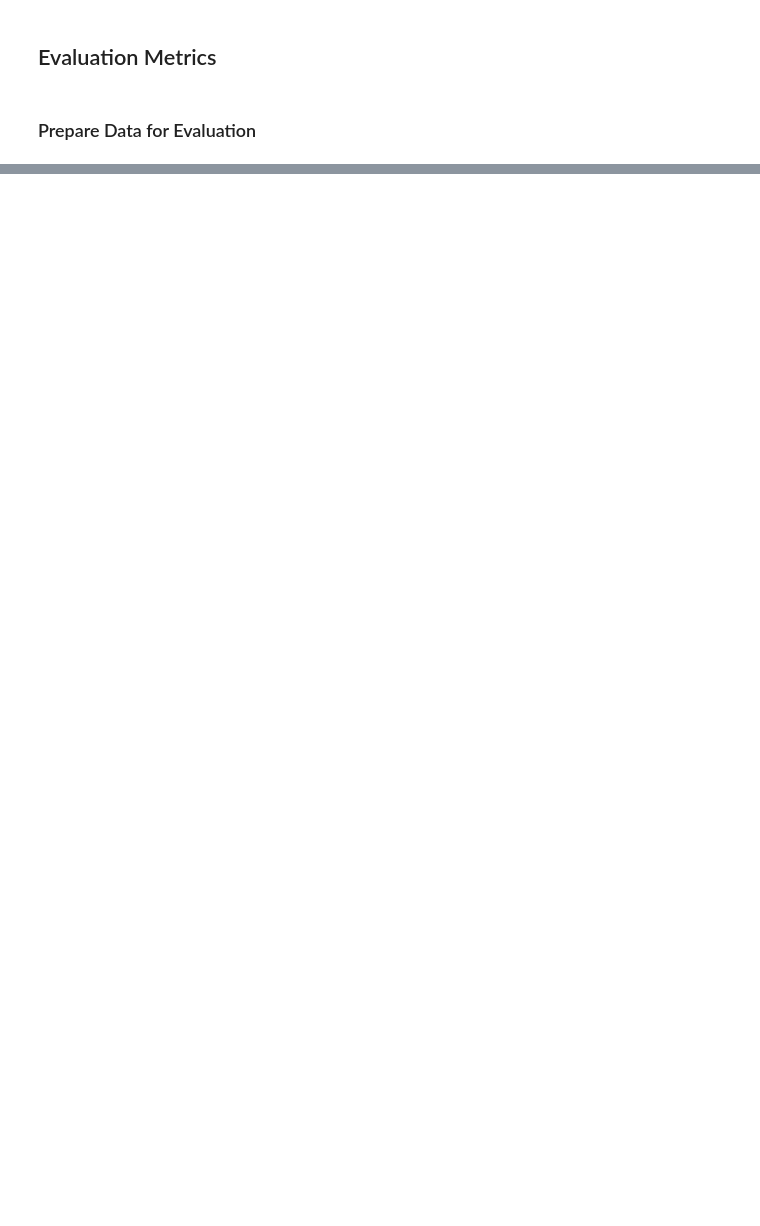
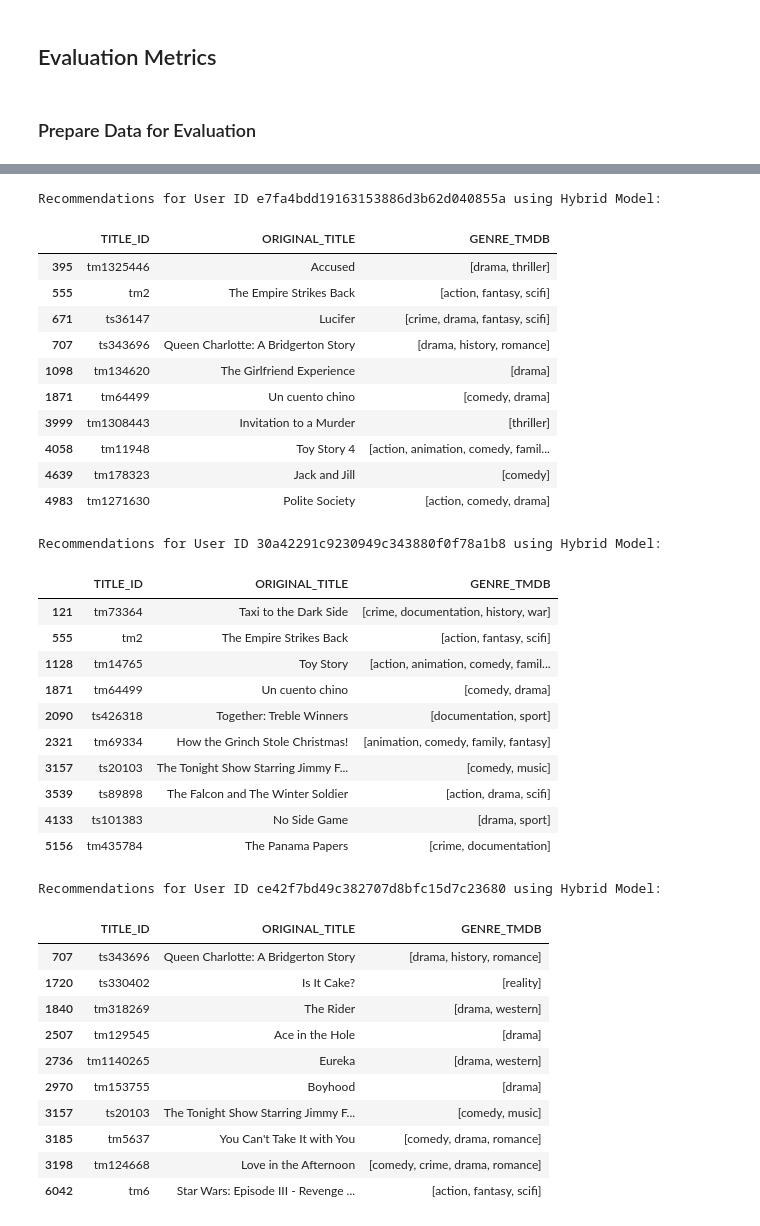
Before and after one commit to bilalimamoglu/simple_recommendation_system, a Jupyter notebook: notebooks/modeling.ipynb, the cells around one changed output, grey strips where cells are left out. Cells and saved outputs as stored; diff of their text form; code cells hidden in the pictures; blank space fills up the shorter version.

```diff
--- a/notebooks/modeling.ipynb
+++ b/notebooks/modeling.ipynb
@@ -412,13 +808,52 @@ display(recs_svd)
 # %%
-title_id = 'tm50355'
-
-# Using Content-Based (Separate Features)
-recs_separate = get_recommendations(title_id, cosine_sim_separate)
-print(f"Recommendations for Title ID {title_id} using Content-Based (Separate Features):")
-display(titles[titles['TITLE_ID'].isin(recs_separate)][['TITLE_ID', 'ORIGINAL_TITLE', 'GENRE_TMDB']])
-
-# Using Collaborative Filtering (if user ID is known)
-user_id = test_data['BE_ID'].iloc[1]  # Replace with a valid user ID if available
-recs_svd = get_svd_recommendations(user_id)
-print(f"Recommendations for User ID {user_id} using Collaborative Filtering:")
-display(recs_svd)
+# Generate Recommendations for Specific Users
+user_ids = test_data_cf['BE_ID'].unique()[:3]
+for user_id in user_ids:
+    # Using Hybrid Model
+    try:
+        recs_hybrid = get_hybrid_recommendations(user_id)
+        if not recs_hybrid.empty:
+            print(f"Recommendations for User ID {user_id} using Hybrid Model:")
+            display(recs_hybrid)
+        else:
+            print(f"No recommendations for User ID {user_id} using Hybrid Model.")
+    except Exception as e:
+        print(f"Error generating recommendations for User ID {user_id}: {e}")
+    print("\n")
+# %% [output]
+Recommendations for User ID e7fa4bdd19163153886d3b62d040855a using Hybrid Model:
+|  | TITLE_ID | ORIGINAL_TITLE | GENRE_TMDB |
+| 395 | tm1325446 | Accused | [drama, thriller] |
+| 555 | tm2 | The Empire Strikes Back | [action, fantasy, scifi] |
+| 671 | ts36147 | Lucifer | [crime, drama, fantasy, scifi] |
+| 707 | ts343696 | Queen Charlotte: A Bridgerton Story | [drama, history, romance] |
+| 1098 | tm134620 | The Girlfriend Experience | [drama] |
+| 1871 | tm64499 | Un cuento chino | [comedy, drama] |
+| 3999 | tm1308443 | Invitation to a Murder | [thriller] |
+| 4058 | tm11948 | Toy Story 4 | [action, animation, comedy, famil... |
+| 4639 | tm178323 | Jack and Jill | [comedy] |
+| 4983 | tm1271630 | Polite Society | [action, comedy, drama] |
+Recommendations for User ID 30a42291c9230949c343880f0f78a1b8 using Hybrid Model:
+|  | TITLE_ID | ORIGINAL_TITLE | GENRE_TMDB |
+| 121 | tm73364 | Taxi to the Dark Side | [crime, documentation, history, war] |
+| 555 | tm2 | The Empire Strikes Back | [action, fantasy, scifi] |
+| 1128 | tm14765 | Toy Story | [action, animation, comedy, famil... |
+| 1871 | tm64499 | Un cuento chino | [comedy, drama] |
+| 2090 | ts426318 | Together: Treble Winners | [documentation, sport] |
+| 2321 | tm69334 | How the Grinch Stole Christmas! | [animation, comedy, family, fantasy] |
+| 3157 | ts20103 | The Tonight Show Starring Jimmy F... | [comedy, music] |
+| 3539 | ts89898 | The Falcon and The Winter Soldier | [action, drama, scifi] |
+| 4133 | ts101383 | No Side Game | [drama, sport] |
+| 5156 | tm435784 | The Panama Papers | [crime, documentation] |
+Recommendations for User ID ce42f7bd49c382707d8bfc15d7c23680 using Hybrid Model:
+|  | TITLE_ID | ORIGINAL_TITLE | GENRE_TMDB |
+| 707 | ts343696 | Queen Charlotte: A Bridgerton Story | [drama, history, romance] |
+| 1720 | ts330402 | Is It Cake? | [reality] |
+| 1840 | tm318269 | The Rider | [drama, western] |
+| 2507 | tm129545 | Ace in the Hole | [drama] |
+| 2736 | tm1140265 | Eureka | [drama, western] |
+| 2970 | tm153755 | Boyhood | [drama] |
+| 3157 | ts20103 | The Tonight Show Starring Jimmy F... | [comedy, music] |
+| 3185 | tm5637 | You Can't Take It with You | [comedy, drama, romance] |
+| 3198 | tm124668 | Love in the Afternoon | [comedy, crime, drama, romance] |
+| 6042 | tm6 | Star Wars: Episode III - Revenge ... | [action, fantasy, scifi] |
```
Also changed, not shown: parts of 29 cells of this notebook, 1 other file.
